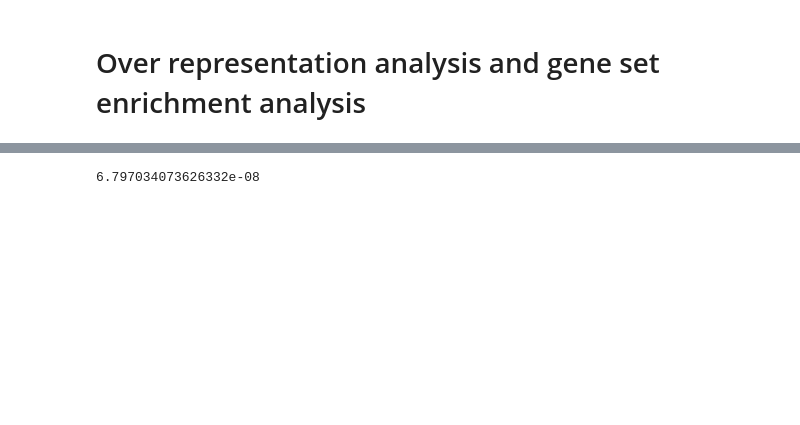
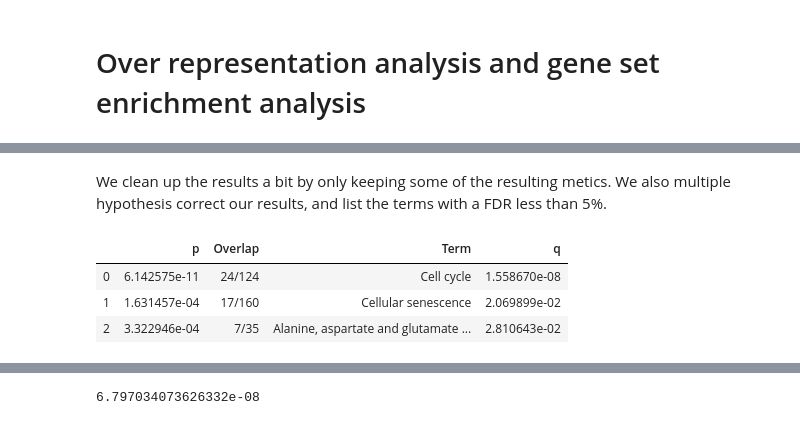
Before and after one commit to statisticalbiotechnology/cb2030, a Jupyter notebook: nb/enrichment/gsea.ipynb, the cells around one changed output, grey strips where cells are left out. Drawn from its saved outputs; the diff is of its cells as text; code cells hidden in the pictures; blank space fills up the shorter version.

```diff
--- a/nb/enrichment/gsea.ipynb
+++ b/nb/enrichment/gsea.ipynb
@@ -23,14 +49,24 @@ Name: q, Length: 775, dtype: float64
 import gseapy as gp
 
 pathway_db=['KEGG_2019_Human']
-background=qvalues.index
+background=set(qvalues.index)
 gene_list = list(qvalues.loc[qvalues["q"]<1e-15,"q"].index)
 
 output_enrichr=pd.DataFrame()
 enr=gp.enrichr(
                 gene_list=gene_list,
                 gene_sets=pathway_db,
-                background=background
+                background=background,
+                outdir = None
             )
+# %% [markdown]
+We clean up the results a bit by only keeping some of the resulting metics. We also multiple hypothesis correct our results, and list the terms with a FDR less than 5%.
 # %%
 kegg_enr = enr.results[["P-value","Overlap","Term"]].rename(columns={"P-value": "p"})
+kegg_enr = qvalue.qvalues(kegg_enr)
+kegg_enr.loc[kegg_enr["q"]<0.05]
+# %% [output]
+|  | p | Overlap | Term | q |
+| 0 | 6.142575e-11 | 24/124 | Cell cycle | 1.558670e-08 |
+| 1 | 1.631457e-04 | 17/160 | Cellular senescence | 2.069899e-02 |
+| 2 | 3.322946e-04 | 7/35 | Alanine, aspartate and glutamate ... | 2.810643e-02 |
```
Also changed, not shown: parts of 15 cells of this notebook, 4 other files.
